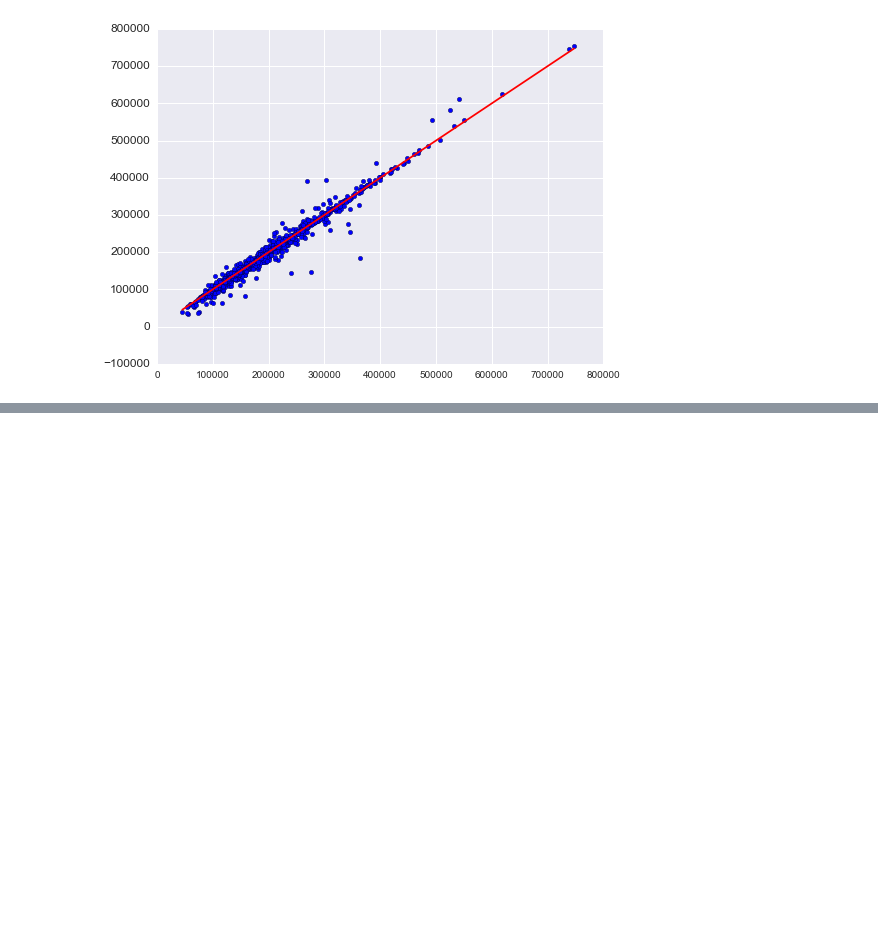
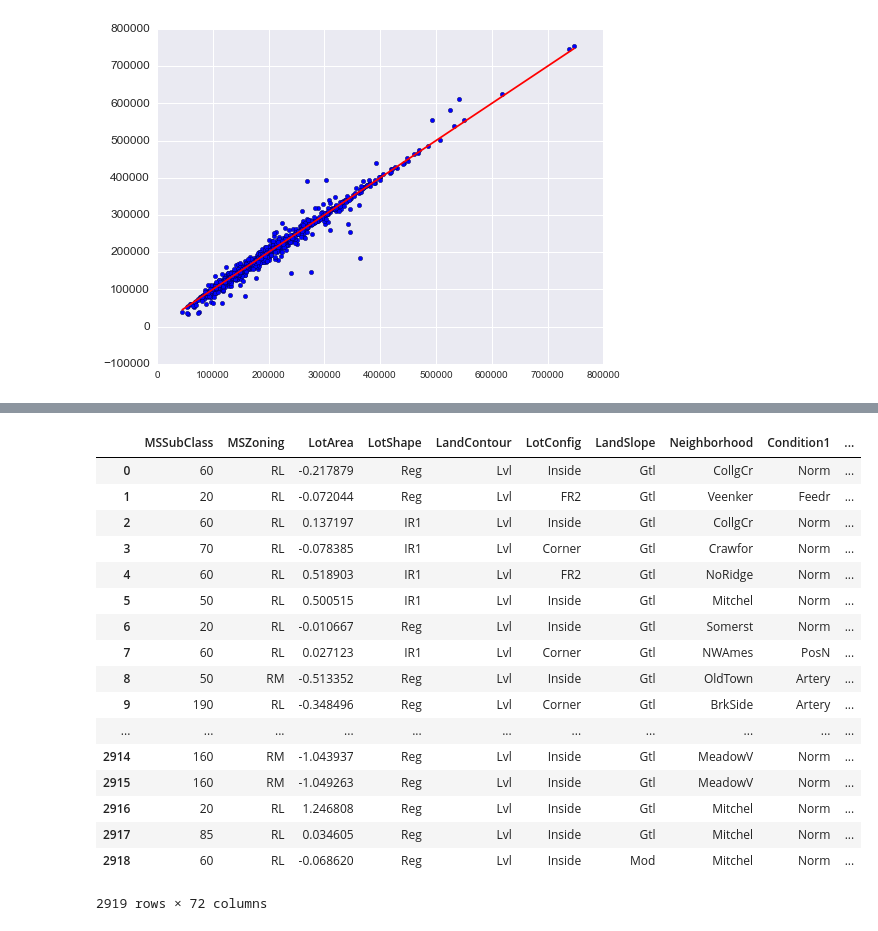
Before and after one commit to AngeloK/house-price-prediction, a Jupyter notebook: Linlin/house-price.ipynb, the cells around one changed output, grey strips where cells are left out. Saved outputs shown, nothing was run; the diff lists cells and outputs as text; code cells hidden in the pictures; blank space fills up the shorter version.

```diff
--- a/Linlin/house-price.ipynb
+++ b/Linlin/house-price.ipynb
@@ -1206,0 +1260,21 @@ plt.plot([min(svr_pred),max(svr_pred)], [min(svr_pred),max(svr_pred)], c="red")
+# %%
+df_all
+# %% [output]
+|  | MSSubClass | MSZoning | LotArea | LotShape | LandContour | LotConfig | LandSlope | Neighborhood | Condition1 | ... |
+| 0 | 60 | RL | -0.217879 | Reg | Lvl | Inside | Gtl | CollgCr | Norm | ... |
+| 1 | 20 | RL | -0.072044 | Reg | Lvl | FR2 | Gtl | Veenker | Feedr | ... |
+| 2 | 60 | RL | 0.137197 | IR1 | Lvl | Inside | Gtl | CollgCr | Norm | ... |
+| 3 | 70 | RL | -0.078385 | IR1 | Lvl | Corner | Gtl | Crawfor | Norm | ... |
+| 4 | 60 | RL | 0.518903 | IR1 | Lvl | FR2 | Gtl | NoRidge | Norm | ... |
+| 5 | 50 | RL | 0.500515 | IR1 | Lvl | Inside | Gtl | Mitchel | Norm | ... |
+| 6 | 20 | RL | -0.010667 | Reg | Lvl | Inside | Gtl | Somerst | Norm | ... |
+| 7 | 60 | RL | 0.027123 | IR1 | Lvl | Corner | Gtl | NWAmes | PosN | ... |
+| 8 | 50 | RM | -0.513352 | Reg | Lvl | Inside | Gtl | OldTown | Artery | ... |
+| 9 | 190 | RL | -0.348496 | Reg | Lvl | Corner | Gtl | BrkSide | Artery | ... |
+| ... | ... | ... | ... | ... | ... | ... | ... | ... | ... | ... |
+| 2914 | 160 | RM | -1.043937 | Reg | Lvl | Inside | Gtl | MeadowV | Norm | ... |
+| 2915 | 160 | RM | -1.049263 | Reg | Lvl | Inside | Gtl | MeadowV | Norm | ... |
+| 2916 | 20 | RL | 1.246808 | Reg | Lvl | Inside | Gtl | Mitchel | Norm | ... |
+| 2917 | 85 | RL | 0.034605 | Reg | Lvl | Inside | Gtl | Mitchel | Norm | ... |
+| 2918 | 60 | RL | -0.068620 | Reg | Lvl | Inside | Mod | Mitchel | Norm | ... |
+2919 rows × 72 columns
```
Also changed, not shown: parts of 16 cells of this notebook.
